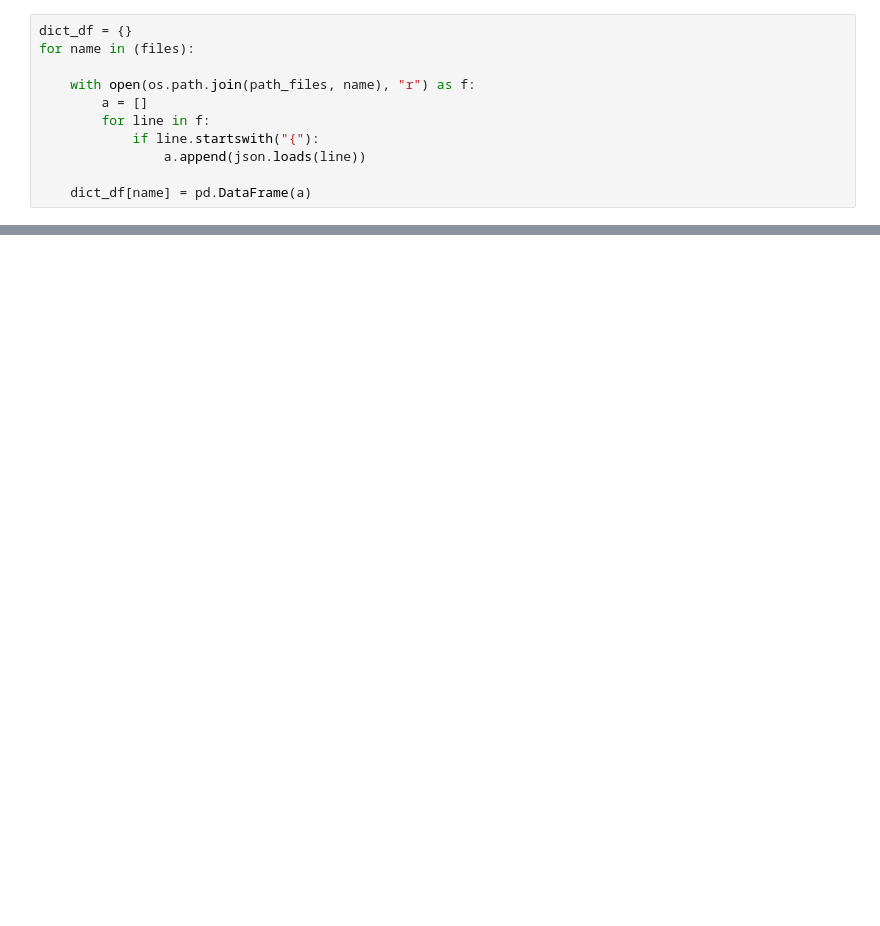
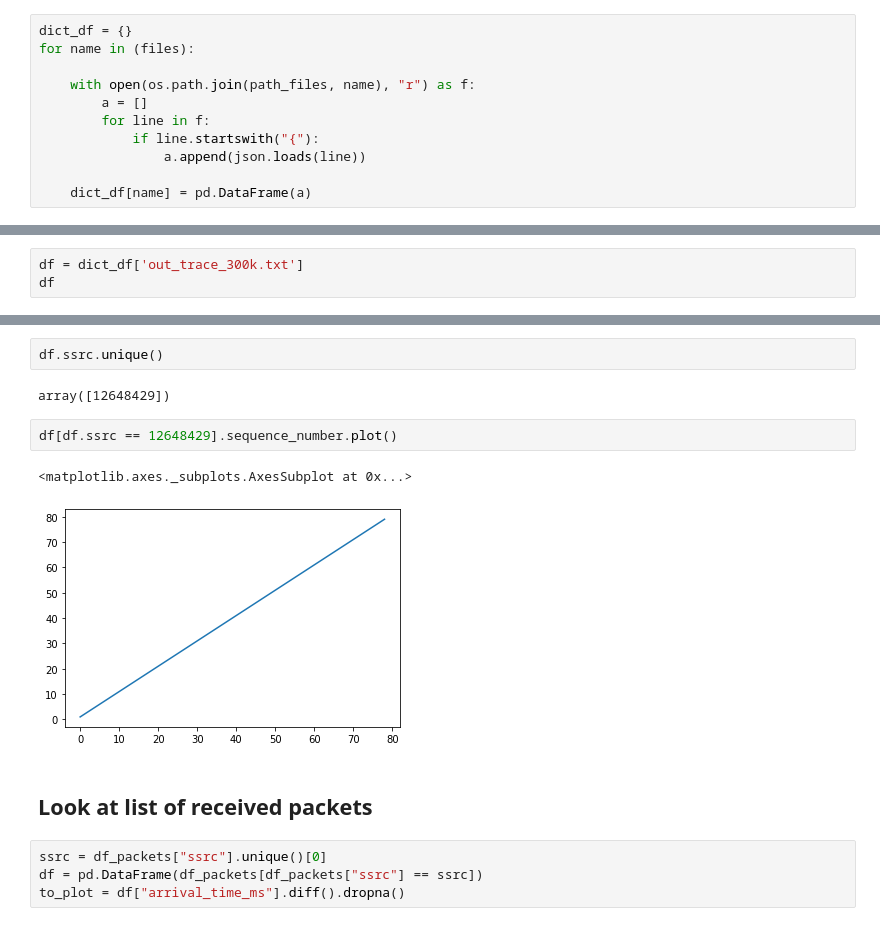
Before and after one commit to denama/ReCoCo, a Jupyter notebook: simulation_analysis/sim_analysis.ipynb, the cells around one changed output, grey strips where cells are left out. Saved outputs shown, nothing was run; the diff lists cells and outputs as text; blank space fills up the shorter version.

Commit message:
playing with trace files

```diff
--- a/simulation_analysis/sim_analysis.ipynb
+++ b/simulation_analysis/sim_analysis.ipynb
@@ -93,0 +46,3 @@ dict_df['out_200k.txt']["arrival_time_ms"].diff()[1:].hist()
+# %%
+df = dict_df['out_trace_300k.txt']
+df
@@ -93,0 +63,15 @@ dict_df['out_200k.txt']["arrival_time_ms"].diff()[1:].hist()
+# %%
+df.ssrc.unique()
+# %% [output]
+array([12648429])
+# %%
+df[df.ssrc == 12648429].sequence_number.plot()
+# %% [output]
+<matplotlib.axes._subplots.AxesSubplot at 0x...>
+[figure, added]
+# %% [markdown]
+## Look at list of received packets
+# %%
+ssrc = df_packets["ssrc"].unique()[0]
+df = pd.DataFrame(df_packets[df_packets["ssrc"] == ssrc])
+to_plot = df["arrival_time_ms"].diff().dropna()
```
Also changed, not shown: parts of 30 cells of this notebook, 31 other files.
